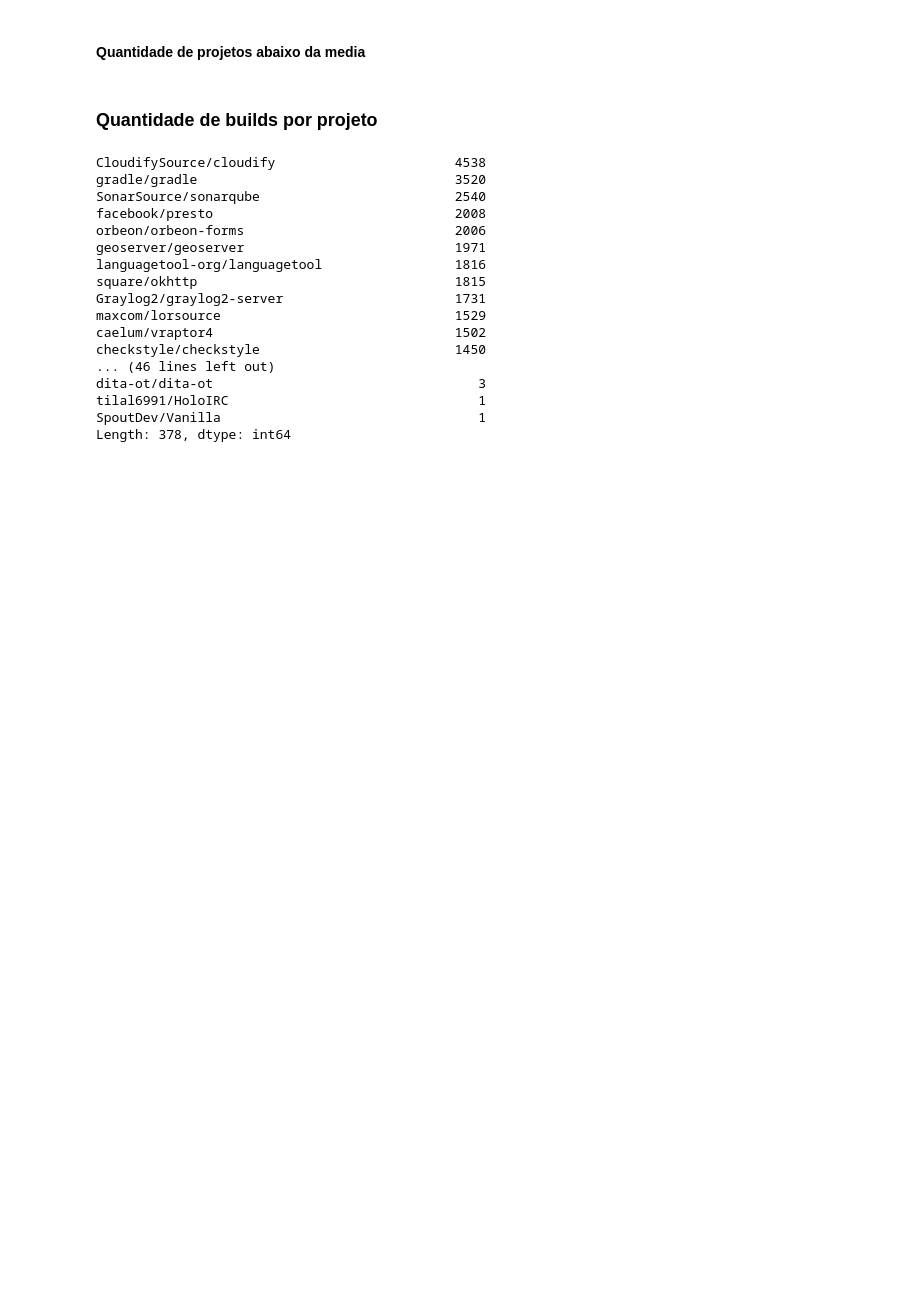
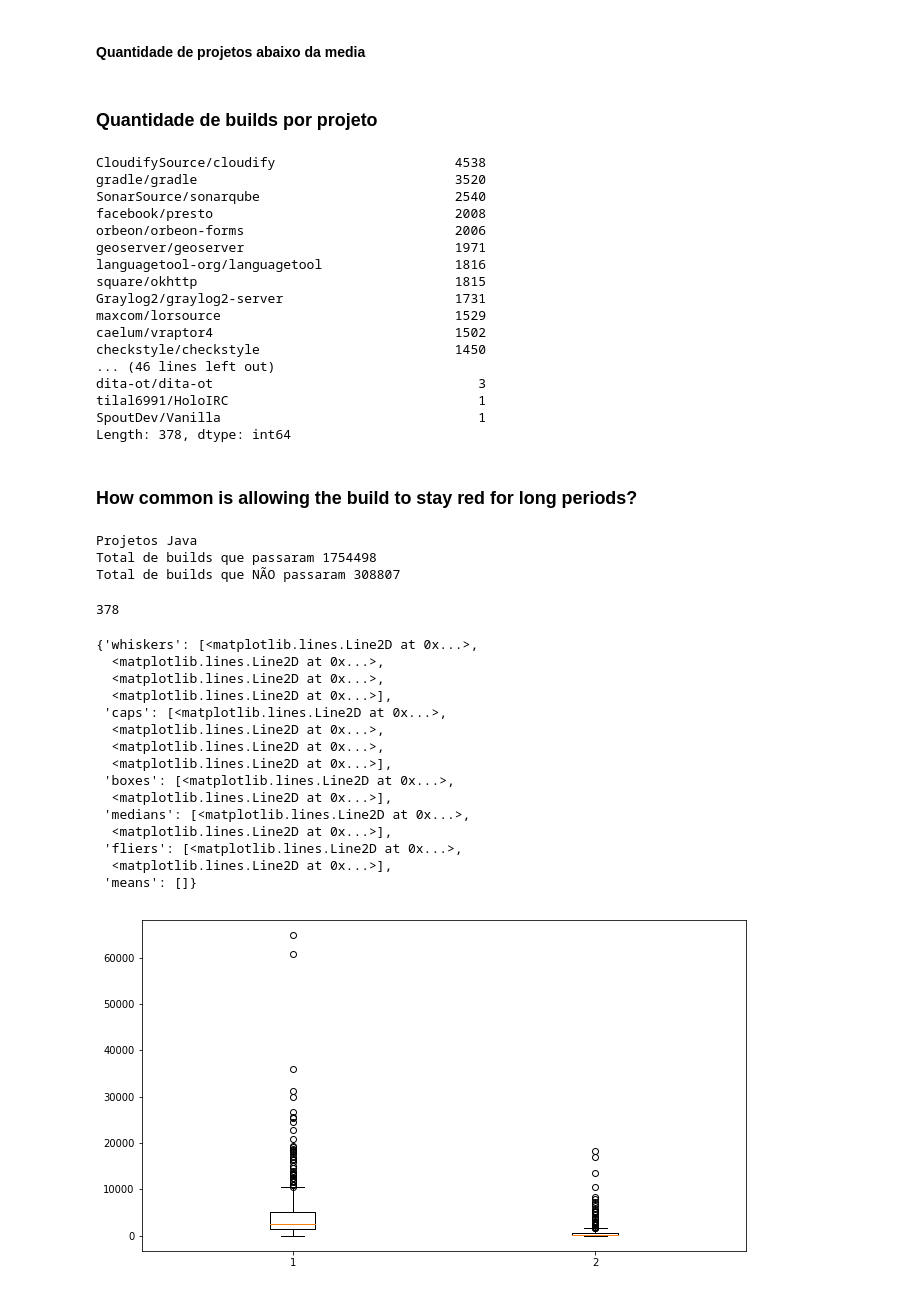
Before and after one commit to wagnernegrao/ci-analysis, a Jupyter notebook: src/project_size_week_frequency.ipynb, the cells around one changed output. Saved outputs shown, nothing was run; the diff lists cells and outputs as text; code cells hidden in the pictures; blank space fills up the shorter version.

```diff
--- a/src/project_size_week_frequency.ipynb
+++ b/src/project_size_week_frequency.ipynb
@@ -25,7 +25,8 @@ dataset = pd.read_csv(FILE, sep=',', engine='c',usecols=['gh_team_size',
                                                          'tr_log_num_tests_failed' ,
                                                          'tr_log_num_tests_skipped',
                                                          'gh_sloc',
-                                                         'tr_log_bool_tests_failed'],dtype={ 'tr_build_id': np.float32,
+                                                         'tr_log_bool_tests_failed',
+                                                         'tr_status'],dtype={ 'tr_build_id': np.float32,
                                                                                             'gh_project_name': 'category',
                                                                                             'gh_is_pr': np.bool,
                                                                                             'gh_pr_created_at': 'category',
@@ -525,3 +526,59 @@ dita-ot/dita-ot                                  3
 tilal6991/HoloIRC                                1
 SpoutDev/Vanilla                                 1
 Length: 378, dtype: int64
+# %% [markdown]
+### How common is allowing the build to stay red for long periods?
+# %%
+df= dataset.loc[dataset['gh_lang'] == 'java']
+list_name = df.gh_project_name.unique().tolist()
+# %%
+passed = df.loc[df['tr_status'] == 'passed']
+failed = df.loc[df['tr_status'] == 'failed']
+print('Projetos Java')
+print('Total de builds que passaram {}'.format(passed.size))
+print('Total de builds que NÃO passaram {}'.format(failed.size))
+# %% [output]
+Projetos Java
+Total de builds que passaram 1754498
+Total de builds que NÃO passaram 308807
+# %%
+passed = []
+failed = []
+for i in range(len(list_name)):
+    project = df.loc[df['gh_project_name'] == list_name[i]]
+    _passed = project.loc[project['tr_status'] == 'passed']
+    _failed = project.loc[project['tr_status'] == 'failed']
+
+    passed.append(_passed.size)
+    failed.append(_failed.size)
+# %%
+len(failed)
+# %% [output]
+378
+# %%
+data=[passed, failed]
+
+fig, ax = plt.subplots()
+
+fig.subplots_adjust(left=0.08, right=1.48, bottom=0.05, top=1.2, hspace=0.4, wspace=0.3)
+
+ax.set_axisbelow(True)
+ax.set_title('', size=20)
+ax.boxplot(data)
+# %% [output]
+{'whiskers': [<matplotlib.lines.Line2D at 0x...>,
+  <matplotlib.lines.Line2D at 0x...>,
+  <matplotlib.lines.Line2D at 0x...>,
+  <matplotlib.lines.Line2D at 0x...>],
+ 'caps': [<matplotlib.lines.Line2D at 0x...>,
+  <matplotlib.lines.Line2D at 0x...>,
+  <matplotlib.lines.Line2D at 0x...>,
+  <matplotlib.lines.Line2D at 0x...>],
+ 'boxes': [<matplotlib.lines.Line2D at 0x...>,
+  <matplotlib.lines.Line2D at 0x...>],
+ 'medians': [<matplotlib.lines.Line2D at 0x...>,
+  <matplotlib.lines.Line2D at 0x...>],
+ 'fliers': [<matplotlib.lines.Line2D at 0x...>,
+  <matplotlib.lines.Line2D at 0x...>],
+ 'means': []}
+[figure, added]
```
Also changed, not shown: parts of 2 cells of this notebook.
